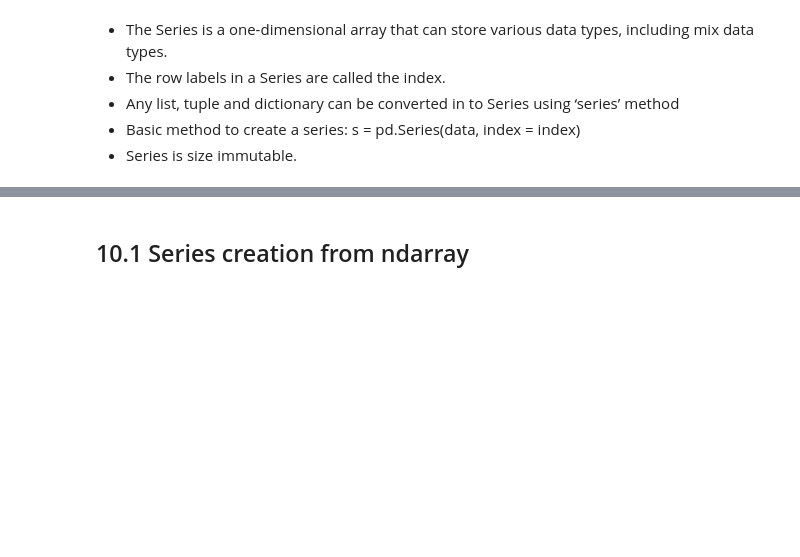
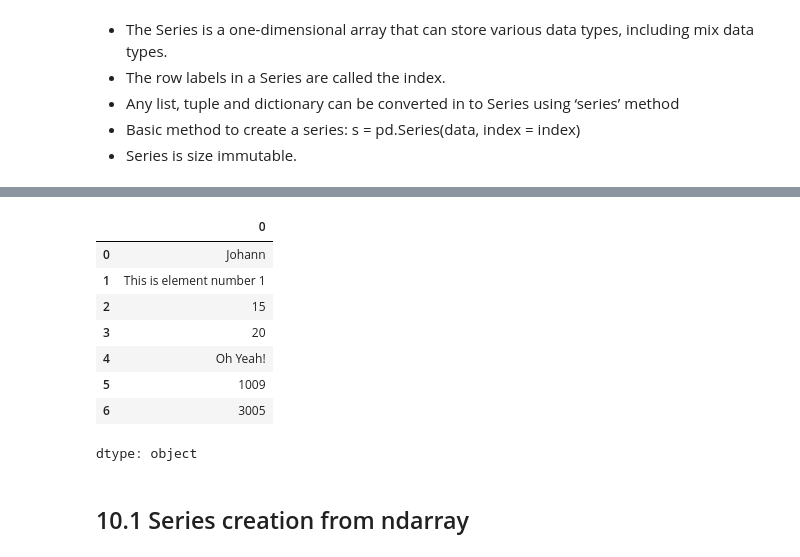
Before and after one commit to jjrbf/Week1---Intro-to-Python, a Jupyter notebook: Introduction_to_Python.ipynb, the cells around one changed output, grey strips where cells are left out. Drawn from its saved outputs; the diff is of its cells as text; code cells hidden in the pictures; blank space fills up the shorter version.

```diff
--- a/Introduction_to_Python.ipynb
+++ b/Introduction_to_Python.ipynb
@@ -902,4 +1052,18 @@ s
 dtype: object
+# %%
+# EXAMPLE 16
+j = pd.Series(["Johann", 'This is element number 1', 15, 20, 'Oh Yeah!', 1009, 3005])
+j
+# %% [output]
+|  | 0 |
+| 0 | Johann |
+| 1 | This is element number 1 |
+| 2 | 15 |
+| 3 | 20 |
+| 4 | Oh Yeah! |
+| 5 | 1009 |
+| 6 | 3005 |
+dtype: object
 # %% [markdown]
 ## 10.1 Series creation from ndarray
 # %% [markdown]
```
Also changed, not shown: parts of 30 cells of this notebook.
